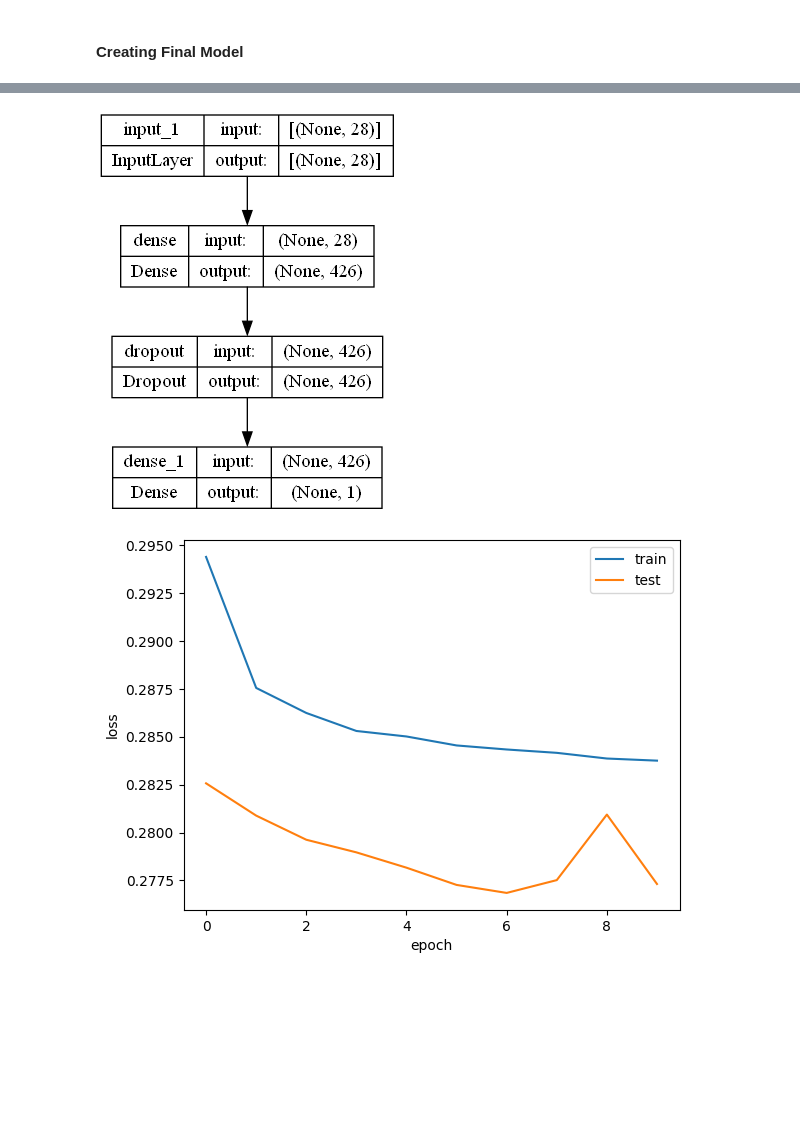
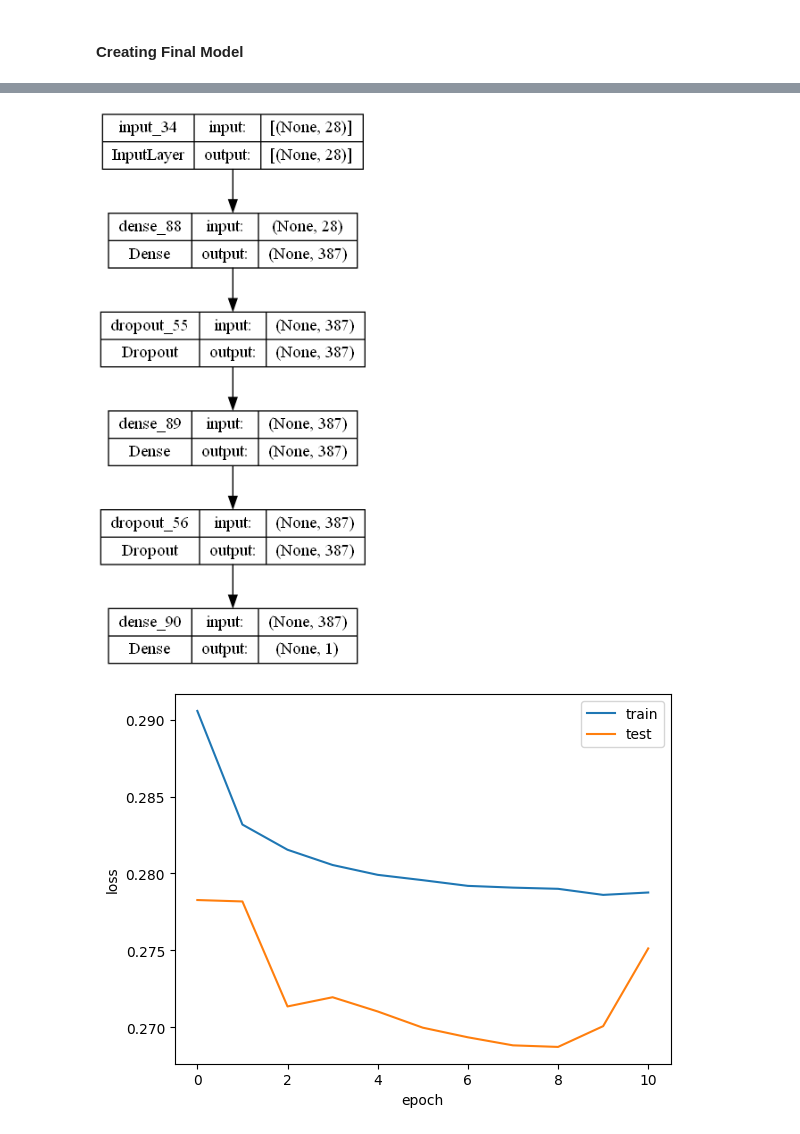
Before and after one commit to dk28yip/MSDS7333, a Jupyter notebook: Case Study 6.ipynb, the cells around one changed output, grey strips where cells are left out. Saved outputs shown, nothing was run; the diff lists cells and outputs as text; code cells hidden in the pictures; blank space fills up the shorter version.

```diff
--- a/Case Study 6.ipynb
+++ b/Case Study 6.ipynb
@@ -132,11 +135,13 @@ X_test = scaler.transform(X_test)
 ### Random Search CV
 # %%
 log_root = os.path.join(os.curdir, "my_training_logs")
+
 
 def get_log_dir():
     import time
     timestamp = time.strftime("run_%Y_%m_%d-%H_%M_%S")
     return os.path.join(log_root, timestamp)
+
 
 log_dir = get_log_dir()
 
@@ -146,7 +151,9 @@ log_dir = get_log_dir()
 
 tensorboard_callback = tf.keras.callbacks.TensorBoard(log_dir)
 
-def create_model(num_hidden_layers=1, num_neurons=30, learning_rate=3e-3, input_shape=[28]):
+
+def create_model(num_hidden_layers=1, num_neurons=30,
+                 learning_rate=3e-3, input_shape=[28]):
     model = tf.keras.models.Sequential()
     model.add(tf.keras.layers.InputLayer(input_shape=input_shape))
     for layer in range(num_hidden_layers):
@@ -158,7 +165,8 @@ def create_model(num_hidden_layers=1, num_neurons=30, learning_rate=3e-3, input_
     model.compile(loss=loss, optimizer=optimizer, metrics=['accuracy'])
     return model
 
-regressor = tf.keras.wrappers.scikit_learn.KerasClassifier(create_model)
+
+classifier = tf.keras.wrappers.scikit_learn.KerasClassifier(create_model)
 
 param_distributions = {
     "num_hidden_layers": [0, 1, 2, 3],
@@ -166,11 +174,15 @@ param_distributions = {
     "learning_rate": [1e-3, 3e-3, 5e-3, 7e-3, 1e-2]
 }
 
-early_stop = EarlyStopping(monitor='val_loss', patience=3, min_delta=2e-4)
+early_stop = EarlyStopping(monitor='val_loss',
+                           patience=3, min_delta=2e-4)
 
-random_search_cv = RandomizedSearchCV(regressor, param_distributions, n_iter=5, cv=3)
+random_search_cv = RandomizedSearchCV(classifier,
+                                      param_distributions,
+                                      n_iter=5, cv=3)
 random_search_cv.fit(X_train, y_train, epochs=500,
-                      validation_data=(X_test, y_test),
-                      callbacks=[tensorboard_callback, early_stop], batch_size=1000)
+                     validation_data=(X_test, y_test),
+                     callbacks=[tensorboard_callback,
+                                early_stop], batch_size=1000)
 # %% [output]
 Epoch 1/500
@@ -232,14 +246,18 @@ log_dir = get_log_dir()
 
 tensorboard_callback = tf.keras.callbacks.TensorBoard(log_dir)
 # %%
-input_shape=[28]
+num_neurons = 387
+input_shape = [28]
+learning_rate = 0.01
 
 final_model = tf.keras.models.Sequential()
 final_model.add(tf.keras.layers.InputLayer(input_shape=input_shape))
-final_model.add(tf.keras.layers.Dense(426, activation="relu"))
+final_model.add(tf.keras.layers.Dense(num_neurons, activation="relu"))
+final_model.add(tf.keras.layers.Dropout(.2, input_shape=(2,)))
+final_model.add(tf.keras.layers.Dense(num_neurons, activation="relu"))
 final_model.add(tf.keras.layers.Dropout(.2, input_shape=(2,)))
 final_model.add(tf.keras.layers.Dense(1, activation="sigmoid"))
-optimizer = tf.keras.optimizers.Adam(learning_rate = 0.007)
+optimizer = tf.keras.optimizers.Adam(learning_rate=learning_rate)
 loss = tf.keras.losses.BinaryCrossentropy()
 final_model.compile(loss=loss, optimizer=optimizer, metrics=['accuracy'])
 # %%
@@ -261,9 +283,11 @@ Trainable params: 12,781
 Non-trainable params: 0
 _________________________________________________________________
 # %%
-early_stop = EarlyStopping(monitor='val_loss', patience=3, min_delta=2e-4)
+early_stop = EarlyStopping(monitor='val_loss',
+                           patience=3, min_delta=2e-4)
 final_model.fit(X_train, y_train, epochs=500,
-                      validation_data=(X_test, y_test),
-                      callbacks=[tensorboard_callback, early_stop], batch_size=1000)
+                validation_data=(X_test, y_test),
+                callbacks=[tensorboard_callback, early_stop],
+                batch_size=1000)
 # %% [output]
 Epoch 1/500
@@ -289,8 +310,9 @@ Epoch 10/500
 <keras.callbacks.History at 0x...>
 # %%
-tf.keras.utils.plot_model(final_model, to_file='model.png', show_shapes=True, show_layer_names=True)
+tf.keras.utils.plot_model(final_model, to_file='model.png',
+                          show_shapes=True, show_layer_names=True)
 # %% [output]
-[figure, old version]
+[figure, new version]
 # %%
 train_loss = final_model.history.history['loss']
 val_loss = final_model.history.history['val_loss']
@@ -301,7 +323,7 @@ plt.xlabel('epoch')
 plt.ylabel('loss')
 plt.show()
 # %% [output]
-[figure, old version]
+[figure, new version]
 # %%
 train_acc = final_model.history.history['accuracy']
 val_acc = final_model.history.history['val_accuracy']
```
Also changed, not shown: parts of 12 cells of this notebook.
